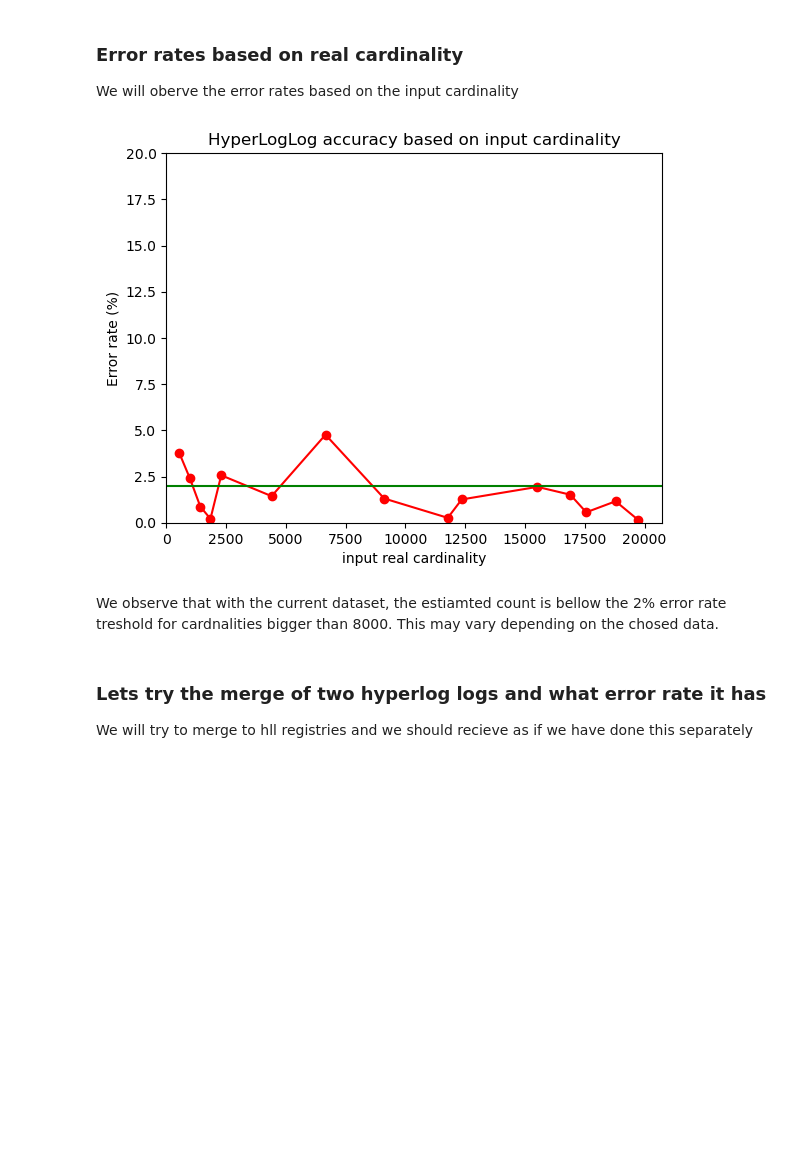
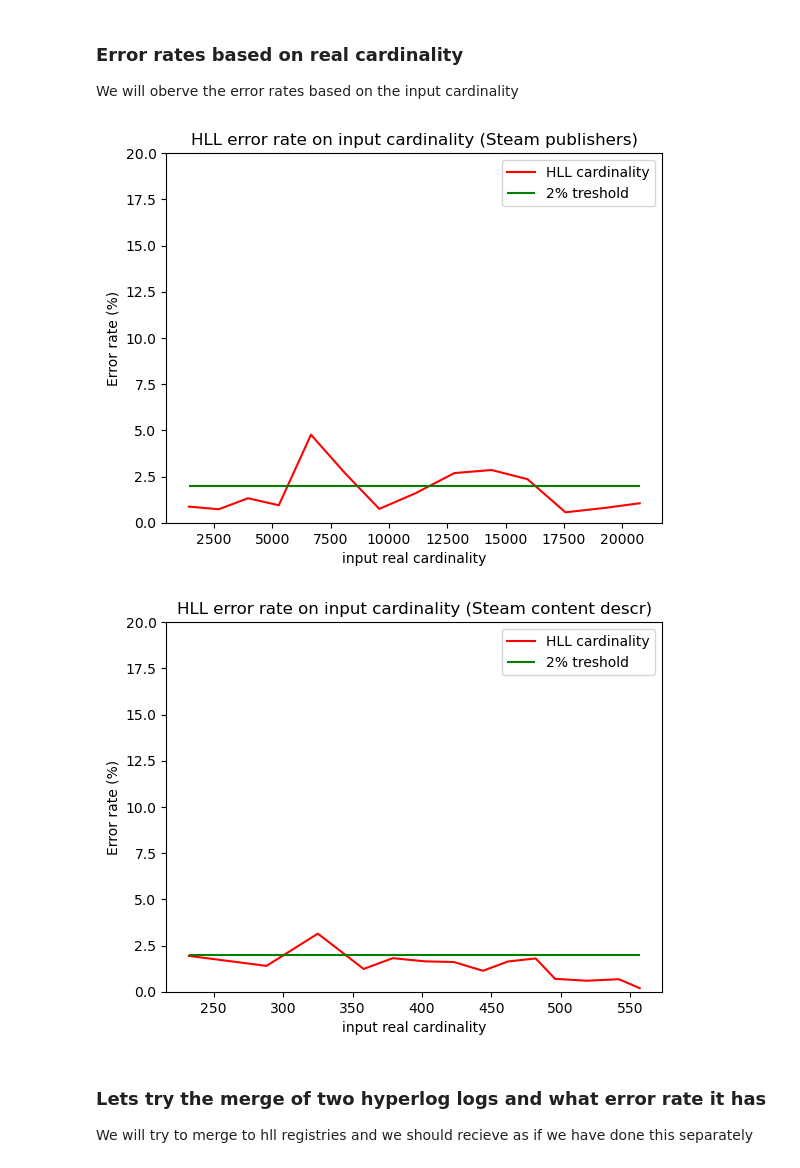
Before and after one commit to svetoslavpetkov/math-concepts-for-developers, a Jupyter notebook: 99 couse project/HyperLogLog.ipynb, the cells around one changed output. Saved outputs shown, nothing was run; the diff lists cells and outputs as text; code cells hidden in the pictures; blank space fills up the shorter version.

```diff
--- a/99 couse project/HyperLogLog.ipynb
+++ b/99 couse project/HyperLogLog.ipynb
@@ -190,43 +212,29 @@ SyntaxError: expected ':' (2571749941.py, line 7)
 ### Error rates based on real cardinality
 We will oberve the error rates based on the input cardinality
 # %%
-input_count = [1000, 2000, 3000, 4000, 5000, 10000, 15000, 20000, 25000, 26000, 32000, 35000, 36000, 38000, 40000]
-
-datasets = [ steam_publishers[:count] for count in input_count ]
-
 def get_hll_obj(dataset, p = 10):
     _hll = HyperLogLog(p)
     for value in dataset:
         if isinstance(value, str):
             _hll.update(value.encode('utf-8'))
     return _hll
 
-def estimate_cardinality(dataset, p=10):
-    _hll = HyperLogLog(p)
-    for value in dataset:
-        if isinstance(value, str):
-            _hll.update(value.encode('utf-8'))
-    result = _hll.count()
-    return result
+def plot_error_input_cardinality(input, dataset_name, input_step = 3000):
+    input_count = range(input_step, len(input), input_step)
+    datasets = [ input[:count] for count in input_count ]
 
-datasets_cardinality = [ len(set(dataset)) for dataset in datasets]
-hyperLogLogs = [ get_hll_obj(dataset) for dataset in datasets ]
-estimated_cardinality = [ hll.count() for hll in hyperLogLogs ]
-error_rates = [ get_error_rate(estimmated, real) for (real, estimmated) in zip(datasets_cardinality, estimated_cardinality) ]
+    datasets_cardinality = [ len(set(dataset)) for dataset in datasets]
+    hyperLogLogs = [ get_hll_obj(dataset) for dataset in datasets ]
+    estimated_cardinality = [ hll.count() for hll in hyperLogLogs ]
+    error_rates = [ get_error_rate(estimmated, real) for (real, estimmated) in zip(datasets_cardinality, estimated_cardinality) ]
 
-plt.title("HyperLogLog accuracy based on input cardinality")
-plt.plot(datasets_cardinality, error_rates, c = "red")
-plt.scatter(datasets_cardinality, error_rates, c = "red")
-plt.hlines(2.0, xmin=0 , xmax = np.max(datasets_cardinality) + 1000, colors="green")
-plt.xlim([0, np.max(datasets_cardinality) + 1000])
-plt.ylim([0, 20])
-plt.xlabel("input real cardinality")
-plt.ylabel("Error rate (%)")
-plt.show()
+    plot_error_rates(f"HLL error rate on input cardinality ({dataset_name})", "input real cardinality",  "Error rate (%)", datasets_cardinality, error_rates)
+
+plot_error_input_cardinality(steam_publishers, "Steam publishers")
+plot_error_input_cardinality(steam_content_descriptors, "Steam content descr")
 # %% [output]
-[figure, old version]
+[figure, new version]
+[figure, added]
-# %% [markdown]
-We observe that with the current dataset, the estiamted count is bellow the 2% error rate treshold for cardnalities bigger than 8000. This may vary depending on the chosed data.
 # %% [markdown]
 ### Lets try the merge of two hyperlog logs and what error rate it has
 We will try to merge to hll registries and we should recieve as if we have done this separately
```
Also changed, not shown: parts of 2 cells of this notebook, 1 other file.
